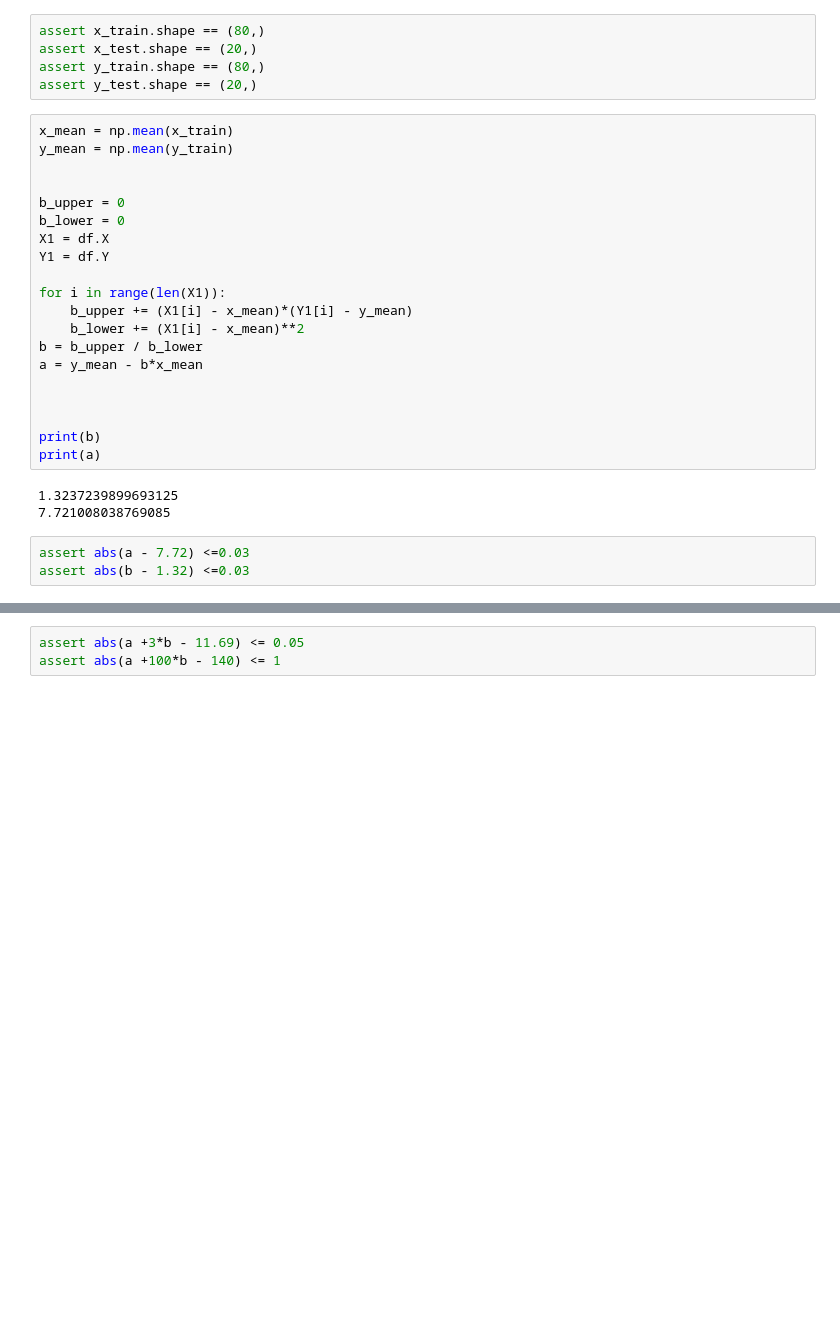
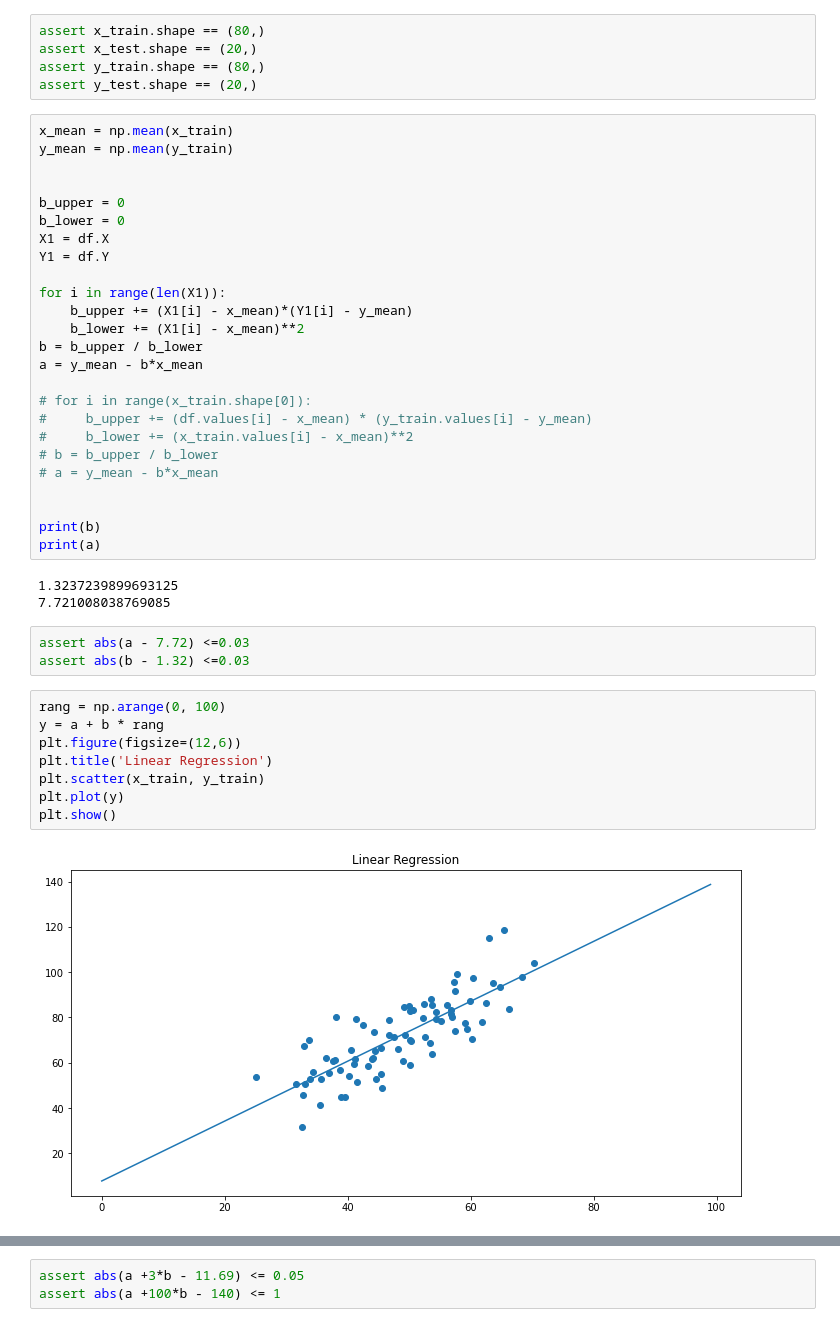
Before and after one commit to wojtekgradzinski/AISpring21, a Jupyter notebook: M3_Machine_Learning/D2 - Linear Regression/07ml2.ipynb, the cells around one changed output, grey strips where cells are left out. Drawn from its saved outputs; the diff is of its cells as text; blank space fills up the shorter version.

```diff
--- a/M3_Machine_Learning/D2 - Linear Regression/07ml2.ipynb
+++ b/M3_Machine_Learning/D2 - Linear Regression/07ml2.ipynb
@@ -63,6 +64,11 @@ for i in range(len(X1)):
 b = b_upper / b_lower
 a = y_mean - b*x_mean
 
+# for i in range(x_train.shape[0]):
+#     b_upper += (df.values[i] - x_mean) * (y_train.values[i] - y_mean)
+#     b_lower += (x_train.values[i] - x_mean)**2
+# b = b_upper / b_lower
+# a = y_mean - b*x_mean
 
 
 print(b)
@@ -73,6 +79,16 @@ print(a)
 # %%
 assert abs(a - 7.72) <=0.03
 assert abs(b - 1.32) <=0.03
+# %%
+rang = np.arange(0, 100)
+y = a + b * rang
+plt.figure(figsize=(12,6))
+plt.title('Linear Regression')
+plt.scatter(x_train, y_train)
+plt.plot(y)
+plt.show()
+# %% [output]
+[figure, added]
 # %%
 line = 0
 x = np.array([])
```
Also changed, not shown: parts of 8 cells of this notebook.
